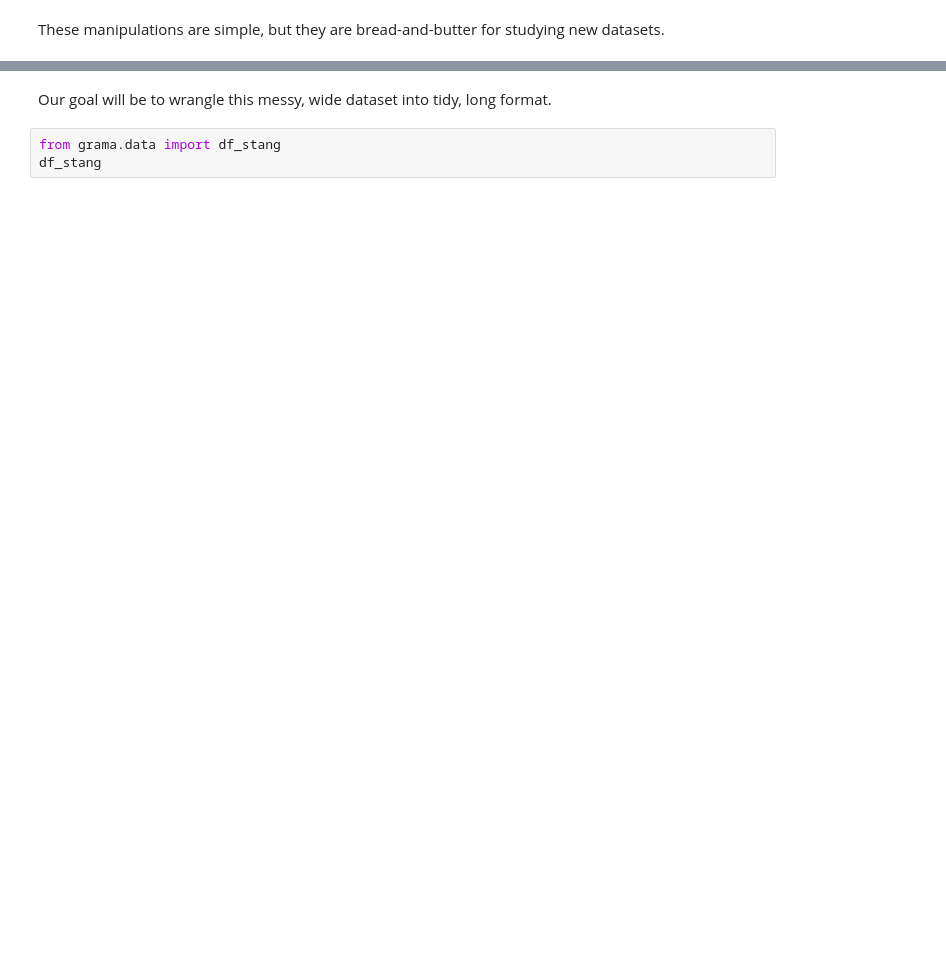
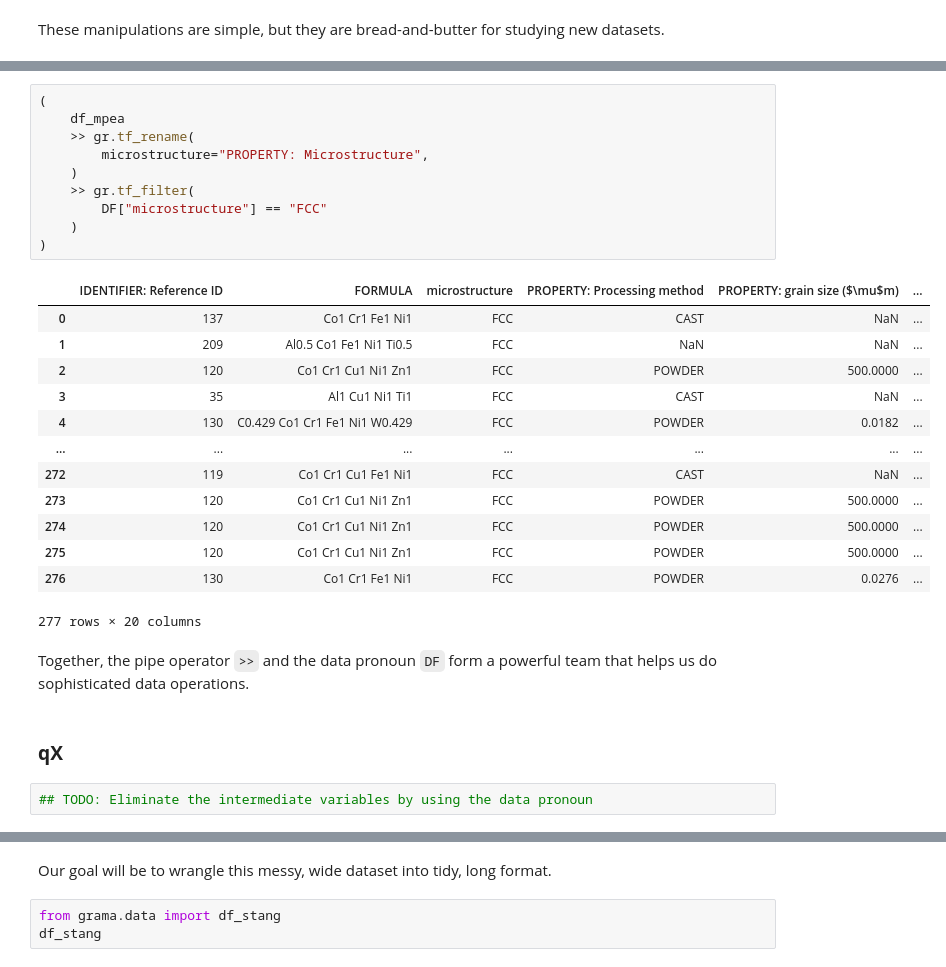
Before and after one commit to zdelrosario/mi101, a Jupyter notebook: _sources/notebooks/04_data_master.ipynb, the cells around one changed output, grey strips where cells are left out. Drawn from its saved outputs; the diff is of its cells as text; blank space fills up the shorter version.

```diff
--- a/_sources/notebooks/04_data_master.ipynb
+++ b/_sources/notebooks/04_data_master.ipynb
@@ -78,0 +302,30 @@ These manipulations are simple, but they are bread-and-butter for studying new d
+# %%
+(
+    df_mpea
+    >> gr.tf_rename(
+        microstructure="PROPERTY: Microstructure",
+    )
+    >> gr.tf_filter(
+        DF["microstructure"] == "FCC"
+    )
+)
+# %% [output]
+|  | IDENTIFIER: Reference ID | FORMULA | microstructure | PROPERTY: Processing method | PROPERTY: grain size ($\mu$m) | ... |
+| 0 | 137 | Co1 Cr1 Fe1 Ni1 | FCC | CAST | NaN | ... |
+| 1 | 209 | Al0.5 Co1 Fe1 Ni1 Ti0.5 | FCC | NaN | NaN | ... |
+| 2 | 120 | Co1 Cr1 Cu1 Ni1 Zn1 | FCC | POWDER | 500.0000 | ... |
+| 3 | 35 | Al1 Cu1 Ni1 Ti1 | FCC | CAST | NaN | ... |
+| 4 | 130 | C0.429 Co1 Cr1 Fe1 Ni1 W0.429 | FCC | POWDER | 0.0182 | ... |
+| ... | ... | ... | ... | ... | ... | ... |
+| 272 | 119 | Co1 Cr1 Cu1 Fe1 Ni1 | FCC | CAST | NaN | ... |
+| 273 | 120 | Co1 Cr1 Cu1 Ni1 Zn1 | FCC | POWDER | 500.0000 | ... |
+| 274 | 120 | Co1 Cr1 Cu1 Ni1 Zn1 | FCC | POWDER | 500.0000 | ... |
+| 275 | 120 | Co1 Cr1 Cu1 Ni1 Zn1 | FCC | POWDER | 500.0000 | ... |
+| 276 | 130 | Co1 Cr1 Fe1 Ni1 | FCC | POWDER | 0.0276 | ... |
+277 rows × 20 columns
+# %% [markdown]
+Together, the pipe operator `>>` and the data pronoun `DF` form a powerful team that helps us do sophisticated data operations.
+# %% [markdown]
+### __qX__
+# %%
+## TODO: Eliminate the intermediate variables by using the data pronoun
```
Also changed, not shown: parts of 43 cells of this notebook, 8 other files.
